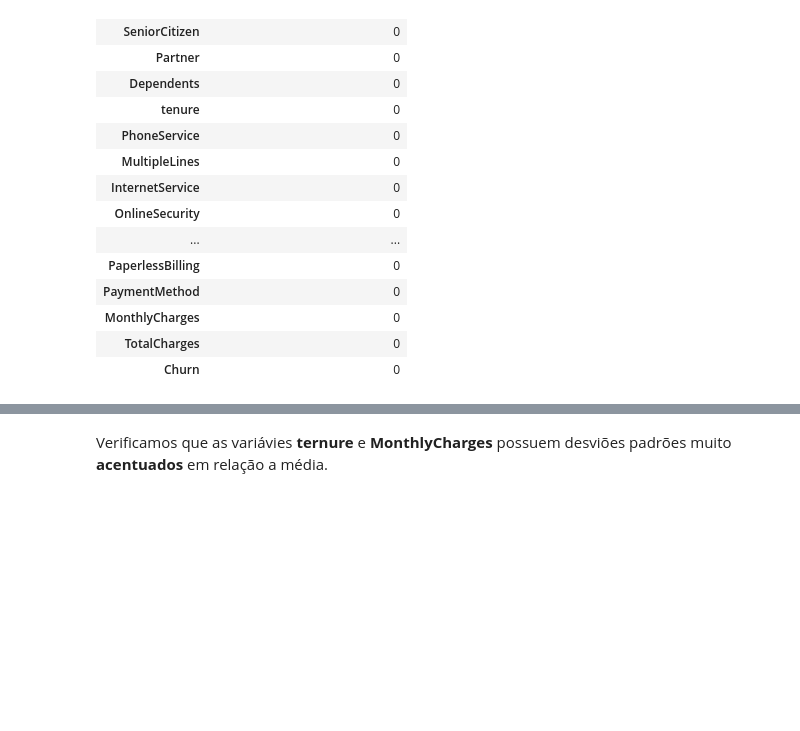
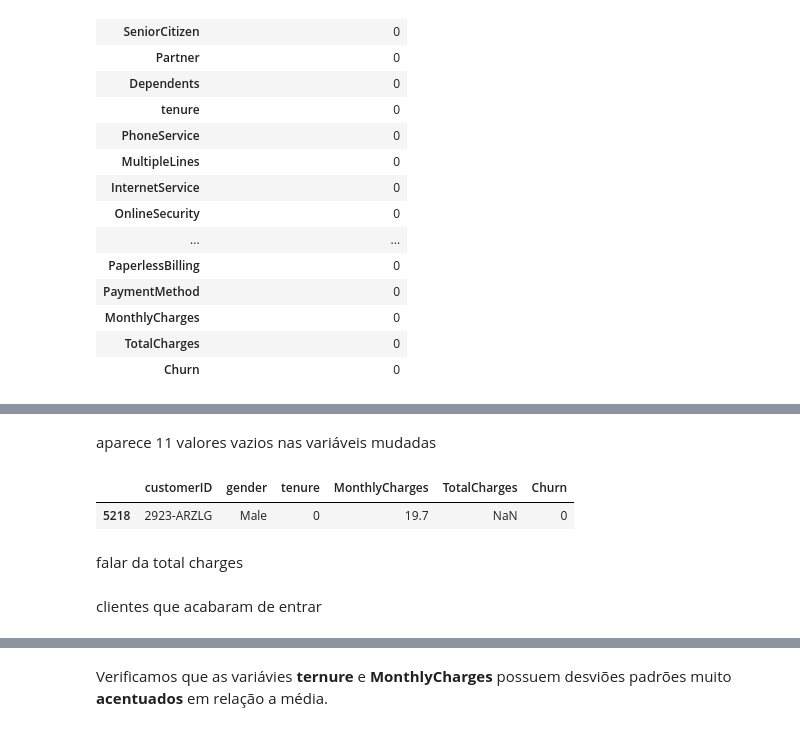
Before and after one commit to FerrazThales/Churn_prediction, a Jupyter notebook: Churn_Prediction_para_uma_empresa_de_Telecomunicações.ipynb, the cells around one changed output, grey strips where cells are left out. Cells and saved outputs as stored; diff of their text form; code cells hidden in the pictures; blank space fills up the shorter version.

```diff
--- a/Churn_Prediction_para_uma_empresa_de_Telecomunicações.ipynb
+++ b/Churn_Prediction_para_uma_empresa_de_Telecomunicações.ipynb
@@ -149,0 +188,9 @@ df.describe().round(2)
+# %% [markdown]
+aparece 11 valores vazios nas variáveis mudadas
+# %%
+df[['customerID','gender','tenure','MonthlyCharges','TotalCharges','Churn']][df['customerID'] == '2923-ARZLG']
+# %% [output]
+|  | customerID | gender | tenure | MonthlyCharges | TotalCharges | Churn |
+| 5218 | 2923-ARZLG | Male | 0 | 19.7 | NaN | 0 |
+# %% [markdown]
+falar da total charges
@@ -149,0 +200,2 @@ df.describe().round(2)
+# %% [markdown]
+clientes que acabaram de entrar
```
Also changed, not shown: parts of 19 cells of this notebook.
